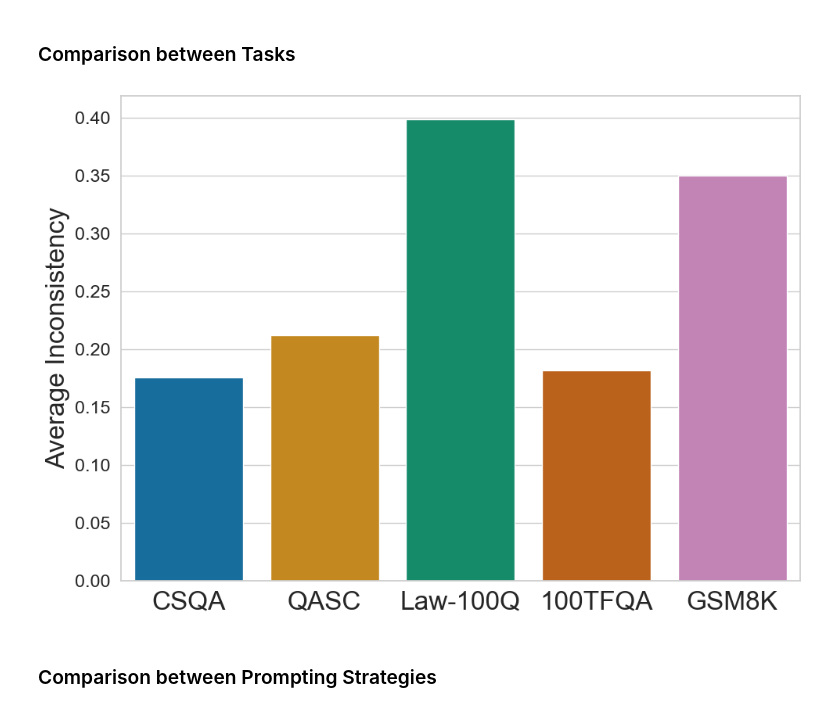
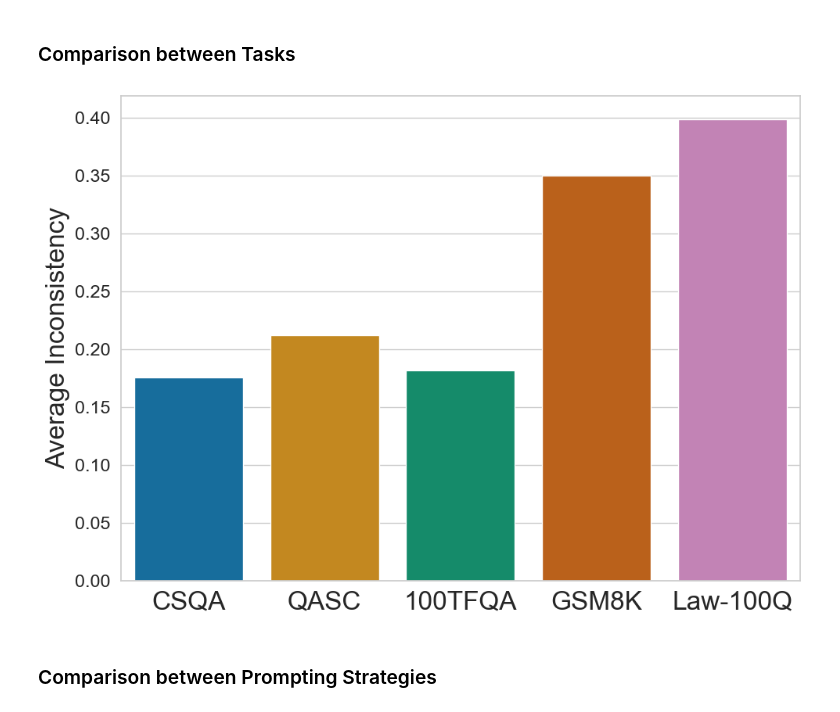
Before and after one commit to CheongWoong/RoLM, a Jupyter notebook: src/analysis/accuracy_inconsistency_table/print_latex_table.ipynb, the cells around one changed output. Drawn from its saved outputs; the diff is of its cells as text; code cells hidden in the pictures.

```diff
--- a/src/analysis/accuracy_inconsistency_table/print_latex_table.ipynb
+++ b/src/analysis/accuracy_inconsistency_table/print_latex_table.ipynb
@@ -10,7 +10,7 @@ import numpy as np
 import jsonlines # Make sure you have this installed: pip install jsonlines
 
 # Define your data dimensions
-dataset_names = ["CommonsenseQA", "QASC", "MMLU-Pro-Law-100Q", "100TFQA", "GSM8K"]
+dataset_names = ["CommonsenseQA", "QASC", "100TFQA", "GSM8K", "MMLU-Pro-Law-100Q"]
 model_names = ["Phi-3.5-mini-instruct", "Phi-3.5-vision-instruct", "Llama-3.1-8B", "Llama-3.1-8B-Instruct", "Llama-3.1-70B-Instruct", "DeepSeek-R1-Distill-Llama-8B", "gpt-4o-2024-11-20"]
 # Note: Ensure these match your file naming conventions (e.g., "zero-shot-cot" vs "Zero-shot CoT")
 prompting_strategies_file = ["zero-shot", "zero-shot-cot", "few-shot", "few-shot-cot"]
@@ -326,7 +326,7 @@ df_aggregated_by_task = df_all_data.groupby('Task').agg(
 df_aggregated_by_task['Std_Inconsistency'] = df_aggregated_by_task['Std_Inconsistency'].fillna(0)
 
 # Define the desired order of tasks (optional, uses dataset_names order by default)
-desired_task_order = ["CSQA", "QASC", "Law-100Q", "100TFQA", "GSM8K"]
+desired_task_order = ["CSQA", "QASC", "100TFQA", "GSM8K", "Law-100Q"]
 
 # Convert 'Task' to a categorical type with the specified order
 df_aggregated_by_task['Task'] = pd.Categorical(
@@ -342,34 +342,34 @@ df = df_aggregated_by_task.sort_values('Task')
 # Set up the plot style
 sns.set_theme(style="whitegrid")
 plt.figure(figsize=(10, 7)) # Adjusted figure size for 5 bars
 
 # Create the bar plot for average inconsistency per task
 ax = sns.barplot(
     data=df,
     x="Task",
     y="Mean_Inconsistency",
     # yerr=df["Std_Inconsistency"], # Add error bars for standard deviation
     palette="colorblind", # Using a different palette
     edgecolor="white",
     linewidth=1,
     capsize=0.1 # Add caps to the error bars
 )
 
 # Add titles and labels
 # ax.set_title('Average Inconsistency Across Tasks', fontsize=fontsize_title)
 ax.set_xlabel("", fontsize=fontsize_xylabel)
 ax.set_ylabel("Average Inconsistency", fontsize=fontsize_xylabel)
 
 # Adjust x-axis and y-axis tick label font sizes
 ax.tick_params(axis='x', labelsize=fontsize_xylabel)
 ax.tick_params(axis='y', labelsize=fontsize_xylabel*0.7)
 
 # Adjust layout to prevent overlapping titles/labels
 plt.tight_layout()
 
 plt.show()
 # %% [output]
-[figure, old version]
+[figure, new version]
 # %% [markdown]
 ### Comparison between Prompting Strategies
 # %%
```
Also changed, not shown: parts of 1 cell of this notebook.
